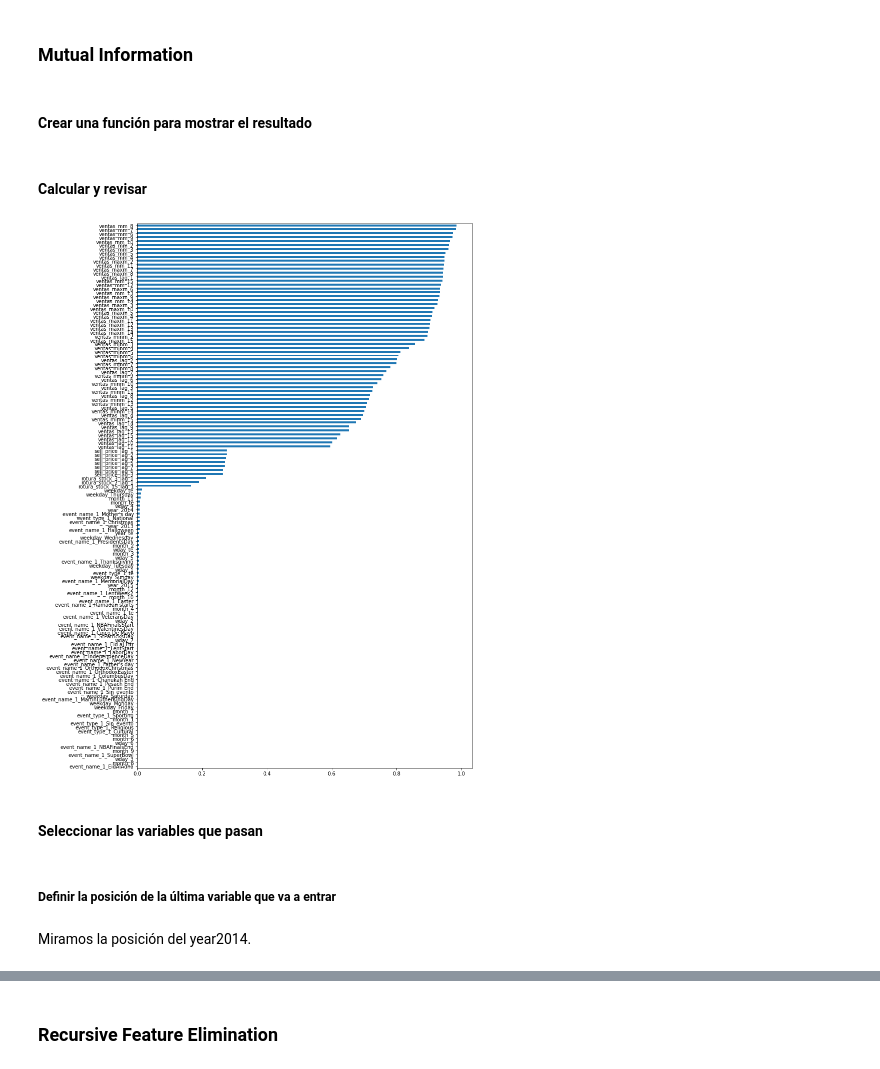
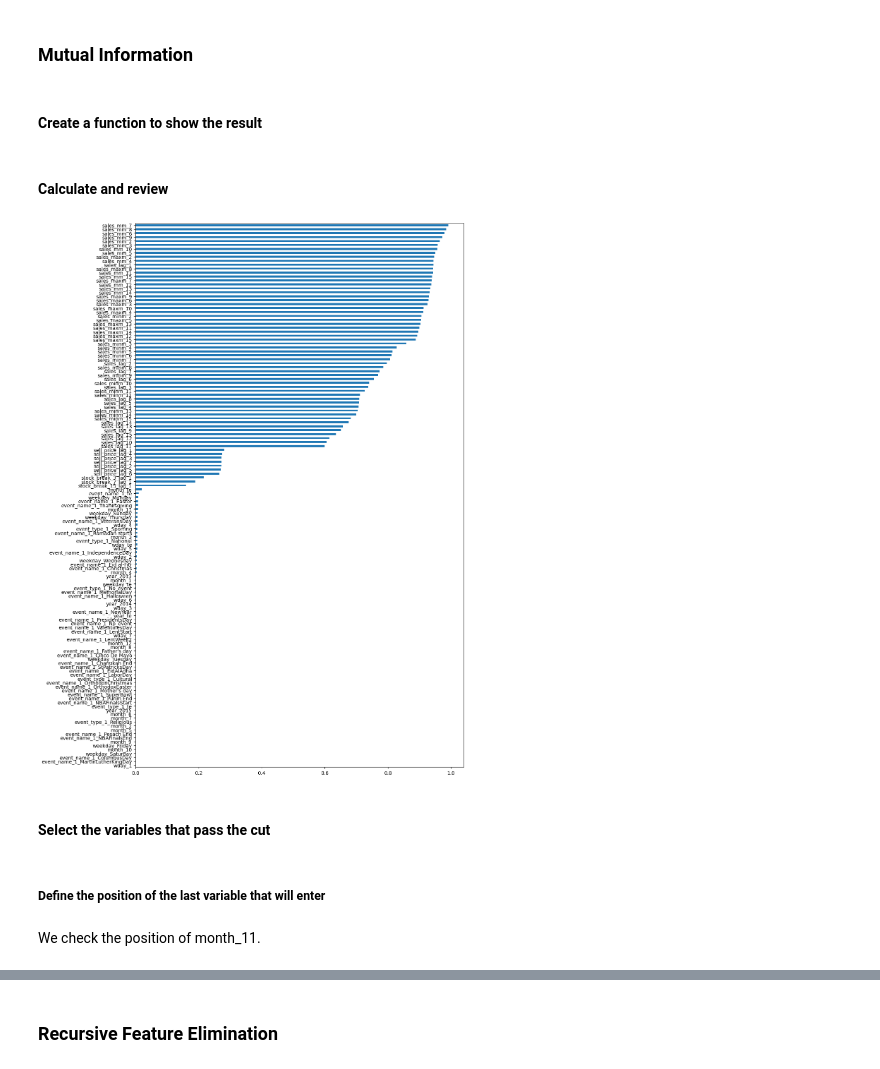
Before and after one commit to ricardoherediaj/retail-forecasting, a Jupyter notebook: notebooks/variable_preselection.ipynb, the cells around one changed output, grey strips where cells are left out. Cells and saved outputs as stored; diff of their text form; code cells hidden in the pictures.

```diff
--- a/notebooks/variable_preselection.ipynb
+++ b/notebooks/variable_preselection.ipynb
@@ -48,0 +28,3 @@ df
+# %%
+df = pd.read_parquet(TRANSFORMED_DATA_DIR / 'df_transformed.parquet')
+df
@@ -53,39 +49,39 @@ df
 # %%
-target = 'ventas'
-x = df.drop(columns = ['date','store_id','item_id','ventas']).copy()
+target = 'sales'
+x = df.drop(columns = ['date','store_id','item_id','sales']).copy()
 y =  df[target].copy()
 # %% [markdown]
 ### Mutual Information
 # %% [markdown]
-#### Crear una función para mostrar el resultado
+#### Create a function to show the result
 # %%
-def ranking_mi(mutual_selector, modo = 'tabla'):
-    #Maqueta el ranking
+def ranking_mi(mutual_selector, mode = 'table'):
+    #Make the ranking
     ranking_mi = pd.DataFrame(mutual_selector, index = x.columns).reset_index()
-    ranking_mi.columns = ['variable','importancia_mi']
-    ranking_mi = ranking_mi.sort_values(by = 'importancia_mi', ascending = False)
+    ranking_mi.columns = ['variable','importance_mi']
+    ranking_mi = ranking_mi.sort_values(by = 'importance_mi', ascending = False)
     ranking_mi['ranking_mi'] = np.arange(0,ranking_mi.shape[0])
-    #Muestra la salida
-    if modo == 'tabla':
+    #Show the output
+    if mode == 'table':
         return(ranking_mi)
     else:
-        g = ranking_mi.importancia_mi.sort_values().plot.barh(figsize = (12,20))
-        g.set_yticklabels(ranking_mi.sort_values(by = 'importancia_mi').variable)
+        g = ranking_mi.importance_mi.sort_values().plot.barh(figsize = (12,20))
+        g.set_yticklabels(ranking_mi.sort_values(by = 'importance_mi').variable)
         return(g)
 # %% [markdown]
-#### Calcular y revisar
+#### Calculate and review
 # %%
 mutual_selector = mutual_info_regression(x,y)
 
-rank_mi = ranking_mi(mutual_selector, modo = 'grafico')
+rank_mi = ranking_mi(mutual_selector, mode = 'graphic')
 # %% [output]
-[figure, old version]
+[figure, new version]
 # %% [markdown]
-#### Seleccionar las variables que pasan
+#### Select the variables that pass the cut
 # %% [markdown]
-##### Definir la posición de la última variable que va a entrar
+##### Define the position of the last variable that will enter
 # %% [markdown]
-Miramos la posición del year2014.
+We check the position of month_11.
 # %%
 ranking_mi(mutual_selector).reset_index().iloc[60:100]
 # %% [output]
```
Also changed, not shown: parts of 62 cells of this notebook, 13 other files.
